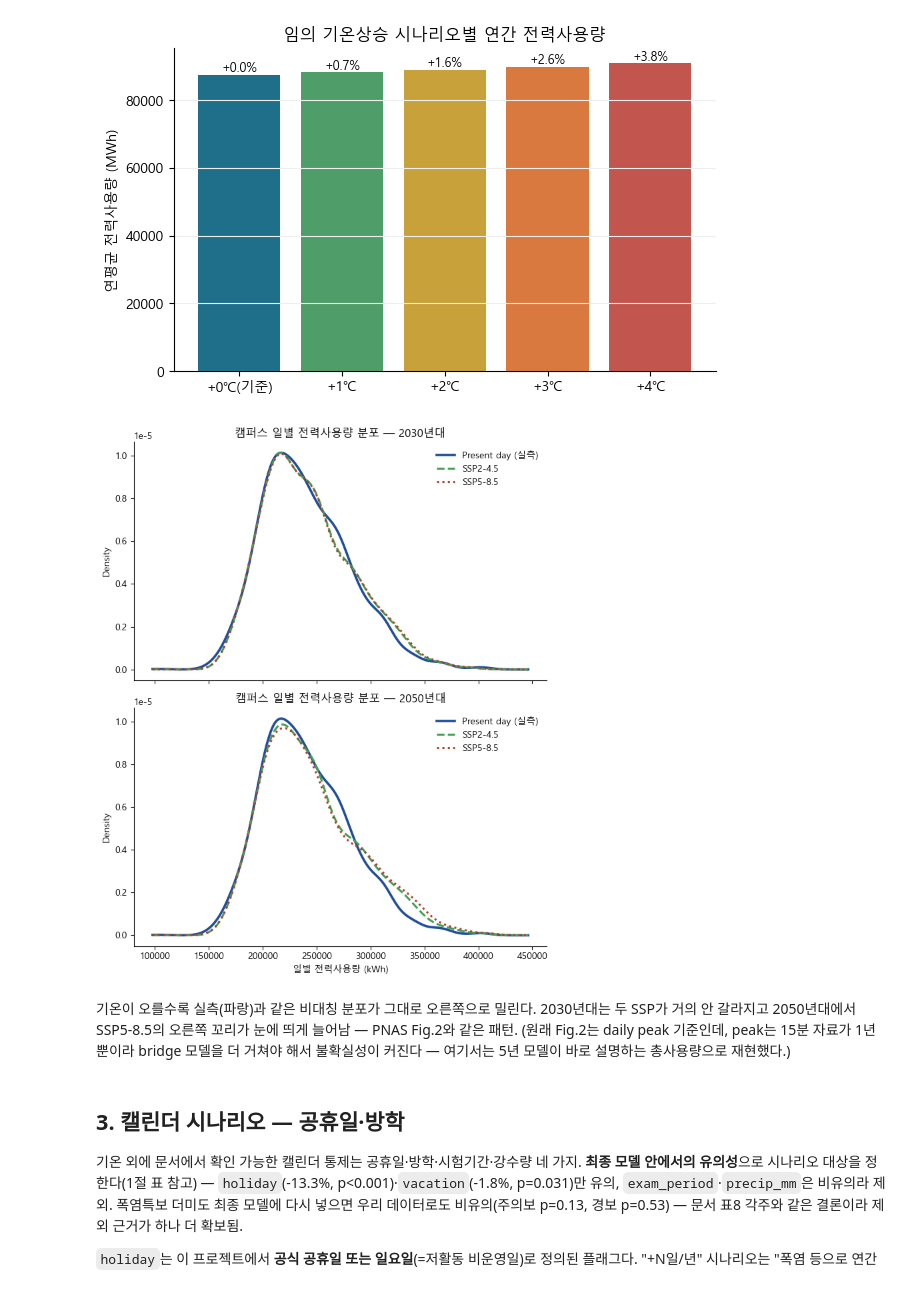
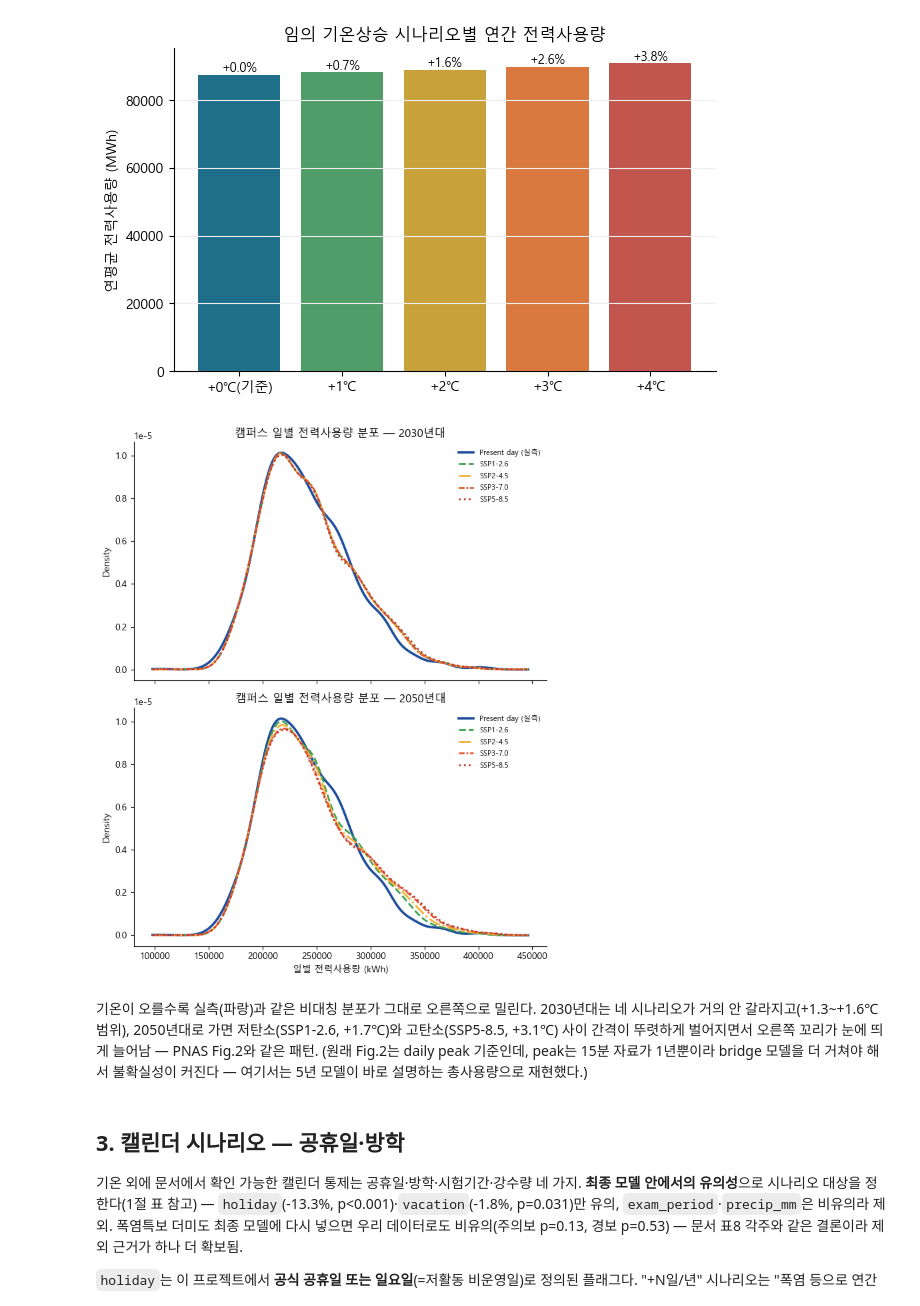
Before and after one commit to pjw040702/RobustEMS, a Jupyter notebook: temperature_scenario_analysis.ipynb, the cells around one changed output. Drawn from its saved outputs; the diff is of its cells as text; code cells hidden in the pictures.

```diff
--- a/temperature_scenario_analysis.ipynb
+++ b/temperature_scenario_analysis.ipynb
@@ -168,15 +171,17 @@ def simulate_usage(delta_c):
     return np.exp(res.predict(sc)) * smear
 
 
-SCENARIOS_TEMP = {"+0\u2103(기준)": 0, "+1\u2103": 1, "+2\u2103": 2, "+3\u2103": 3, "+4\u2103": 4,
-                  "SSP2-4.5_2030s": 1.2, "SSP2-4.5_2050s": 2.2,
-                  "SSP5-8.5_2030s": 1.4, "SSP5-8.5_2050s": 2.8}
+SCENARIOS_TEMP = {"+0℃(기준)": 0, "+1℃": 1, "+2℃": 2, "+3℃": 3, "+4℃": 4,
+                  "SSP1-2.6_2030s": 1.4, "SSP1-2.6_2050s": 1.7,
+                  "SSP2-4.5_2030s": 1.3, "SSP2-4.5_2050s": 2.3,
+                  "SSP3-7.0_2030s": 1.3, "SSP3-7.0_2050s": 2.9,
+                  "SSP5-8.5_2030s": 1.6, "SSP5-8.5_2050s": 3.1}
 usage_by_scn = {name: simulate_usage(dt) for name, dt in SCENARIOS_TEMP.items()}
 CO2_FACTOR = 0.4541  # tCO2eq / MWh, 환경부 온실가스종합정보센터 '24
 
-base_mwh = usage_by_scn["+0\u2103(기준)"].sum() / 1000 / n_years
+base_mwh = usage_by_scn["+0℃(기준)"].sum() / 1000 / n_years
 temp_scen = pd.DataFrame([
-    {"시나리오": name, "\u0394T(\u2103)": dt, "연평균 MWh": arr.sum() / 1000 / n_years}
+    {"시나리오": name, "ΔT(℃)": dt, "연평균 MWh": arr.sum() / 1000 / n_years}
     for (name, dt), arr in zip(SCENARIOS_TEMP.items(), usage_by_scn.values())
 ])
 temp_scen["기준 대비 %"] = (temp_scen["연평균 MWh"] - base_mwh) / base_mwh * 100
@@ -211,28 +220,36 @@ plt.show()
 # %%
 # Fig.2(PNAS) 스타일: present(실측) vs SSP 시나리오 KDE, 2030년대/2050년대 2패널
 usage_present = est["usage_kwh"].to_numpy()
 all_vals = np.concatenate([usage_present] + list(usage_by_scn.values()))
 grid = np.linspace(all_vals.min() * 0.95, all_vals.max() * 1.05, 400)
 kde = lambda x: gaussian_kde(x)(grid)
 
+ssp_style = {
+    "SSP1-2.6": ("#3fa34d", "--"),
+    "SSP2-4.5": ("#f2b134", "-."),
+    "SSP3-7.0": ("#e4572e", (0, (3, 1, 1, 1))),
+    "SSP5-8.5": ("#c0392b", ":"),
+}
+
 fig, axes = plt.subplots(2, 1, figsize=(7, 8.5), sharex=True)
-panels = [("2030년대", "SSP2-4.5_2030s", "SSP5-8.5_2030s"), ("2050년대", "SSP2-4.5_2050s", "SSP5-8.5_2050s")]
-for ax, (label, k245, k585) in zip(axes, panels):
+panels = [("2030년대", "2030s"), ("2050년대", "2050s")]
+for ax, (label, suffix) in zip(axes, panels):
     ax.plot(grid, kde(usage_present), color="#1f4e9c", lw=2.6, label="Present day (실측)")
-    ax.plot(grid, kde(usage_by_scn[k245]), color="#3fa34d", lw=2.2, ls="--", label="SSP2-4.5")
-    ax.plot(grid, kde(usage_by_scn[k585]), color="#c0392b", lw=2.2, ls=":", label="SSP5-8.5")
+    for ssp, (color, ls) in ssp_style.items():
+        ax.plot(grid, kde(usage_by_scn[f"{ssp}_{suffix}"]), color=color, lw=2.0, ls=ls, label=ssp)
     ax.set_title(f"캠퍼스 일별 전력사용량 분포 — {label}", fontsize=12)
     ax.set_ylabel("Density")
-    ax.legend(frameon=False, loc="upper right")
+    ax.legend(frameon=False, loc="upper right", fontsize=8)
 axes[-1].set_xlabel("일별 전력사용량 (kWh)")
 plt.tight_layout()
 plt.show()
 # %% [output]
-[figure, old version]
+[figure, new version]
 # %% [markdown]
 기온이 오를수록 실측(파랑)과 같은 비대칭 분포가 그대로 오른쪽으로 밀린다. 2030년대는
-두 SSP가 거의 안 갈라지고 2050년대에서 SSP5-8.5의 오른쪽 꼬리가 눈에 띄게 늘어남 — PNAS
-Fig.2와 같은 패턴. (원래 Fig.2는 daily peak 기준인데, peak는 15분 자료가 1년뿐이라
+네 시나리오가 거의 안 갈라지고(+1.3~+1.6℃ 범위), 2050년대로 가면 저탄소(SSP1-2.6, +1.7℃)와
+고탄소(SSP5-8.5, +3.1℃) 사이 간격이 뚜렷하게 벌어지면서 오른쪽 꼬리가 눈에 띄게 늘어남 —
+PNAS Fig.2와 같은 패턴. (원래 Fig.2는 daily peak 기준인데, peak는 15분 자료가 1년뿐이라
 bridge 모델을 더 거쳐야 해서 불확실성이 커진다 — 여기서는 5년 모델이 바로 설명하는
 총사용량으로 재현했다.)
 # %% [markdown]
```
Also changed, not shown: parts of 4 cells of this notebook, 1 other file.
